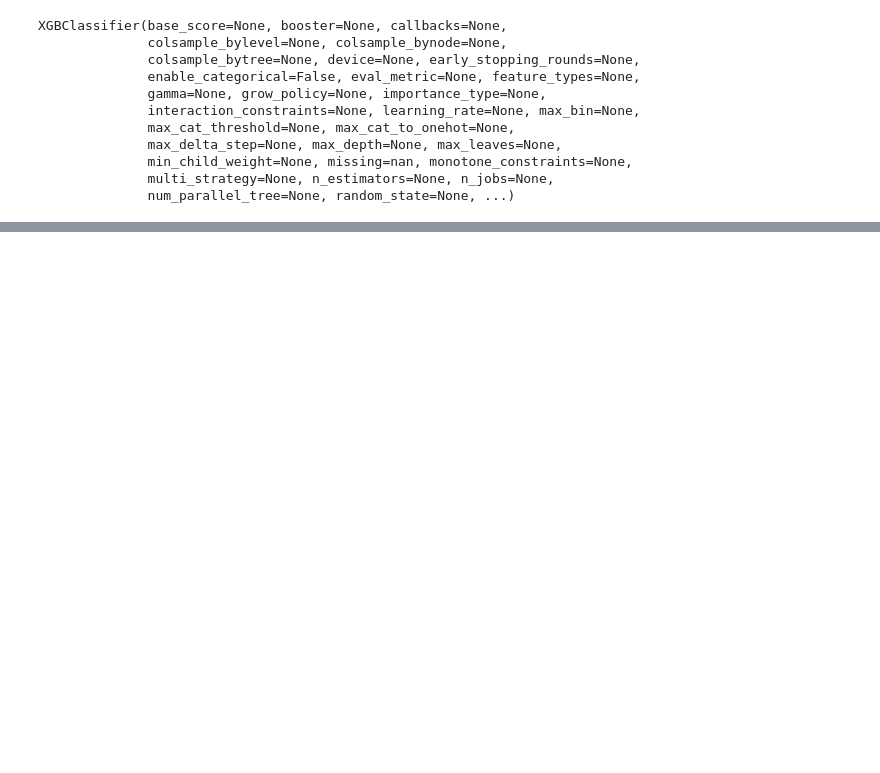
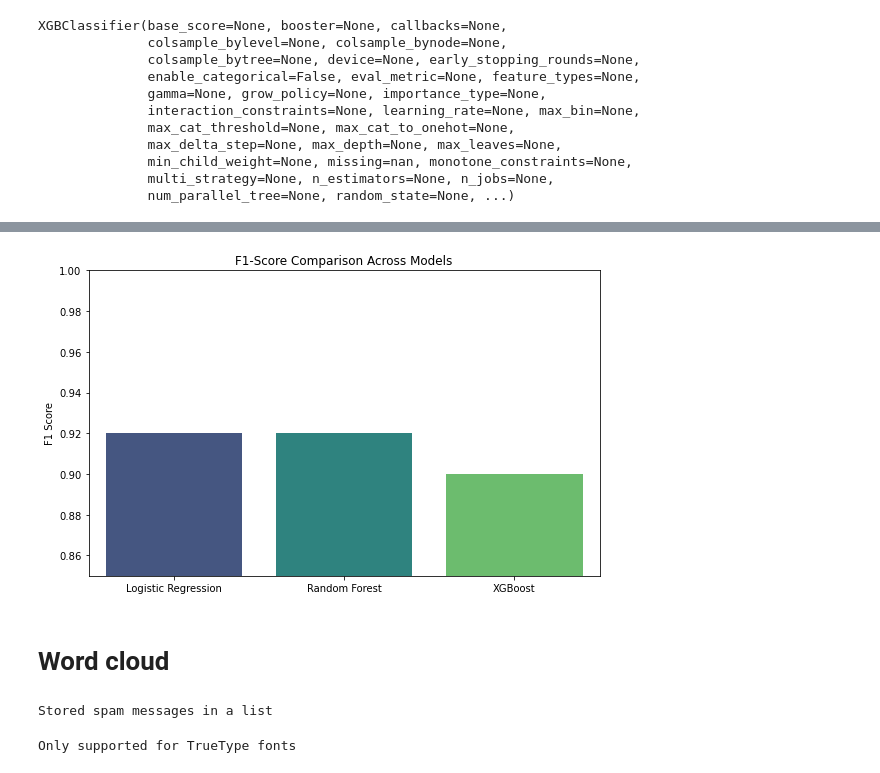
Before and after one commit to pranjalsinha1205/SpamClassifier, a Jupyter notebook: SpamClassifier.ipynb, the cells around one changed output, grey strips where cells are left out. Saved outputs shown, nothing was run; the diff lists cells and outputs as text; code cells hidden in the pictures; blank space fills up the shorter version.

```diff
--- a/SpamClassifier.ipynb
+++ b/SpamClassifier.ipynb
@@ -236,0 +274,15 @@ print(confusion_matrix(y_test, model.predict(X_test)))
+# %%
+model_names = ['Logistic Regression', 'Random Forest', 'XGBoost']
+f1_scores = [0.92, 0.92, 0.90]
+
+plt.figure(figsize=(8, 5))
+sns.barplot(x=model_names, y=f1_scores, palette="viridis")
+plt.ylim(0.85, 1.0)
+plt.title("F1-Score Comparison Across Models", fontsize=12)
+plt.ylabel("F1 Score")
+plt.tight_layout()
+plt.show()
+# %% [output]
+[figure, added]
+# %% [markdown]
+# Word cloud
@@ -236,0 +291,8 @@ print(confusion_matrix(y_test, model.predict(X_test)))
+# %%
+try:
+    spam_messages = list(df.loc[df['label'] == 1, 'message'])
+    print("Stored spam messages in a list")
+except Exception as e:
+    print(e)
+# %% [output]
+Stored spam messages in a list
@@ -236,0 +301,14 @@ print(confusion_matrix(y_test, model.predict(X_test)))
+# %%
+try:
+    wordcloud = WordCloud(width=800, height=400, background_color="white").generate(spam_text)
+
+    plt.figure(figsize=(10, 5))
+    plt.imshow(wordcloud, interpolation='bilinear')
+    plt.axis('off')
+    plt.title("Word Cloud of Spam Messages", fontsize=14)
+    plt.tight_layout()
+    plt.show()
+except Exception as e:
+    print(e)
+# %% [output]
+Only supported for TrueType fonts
```
Also changed, not shown: parts of 14 cells of this notebook, 5 other files.
